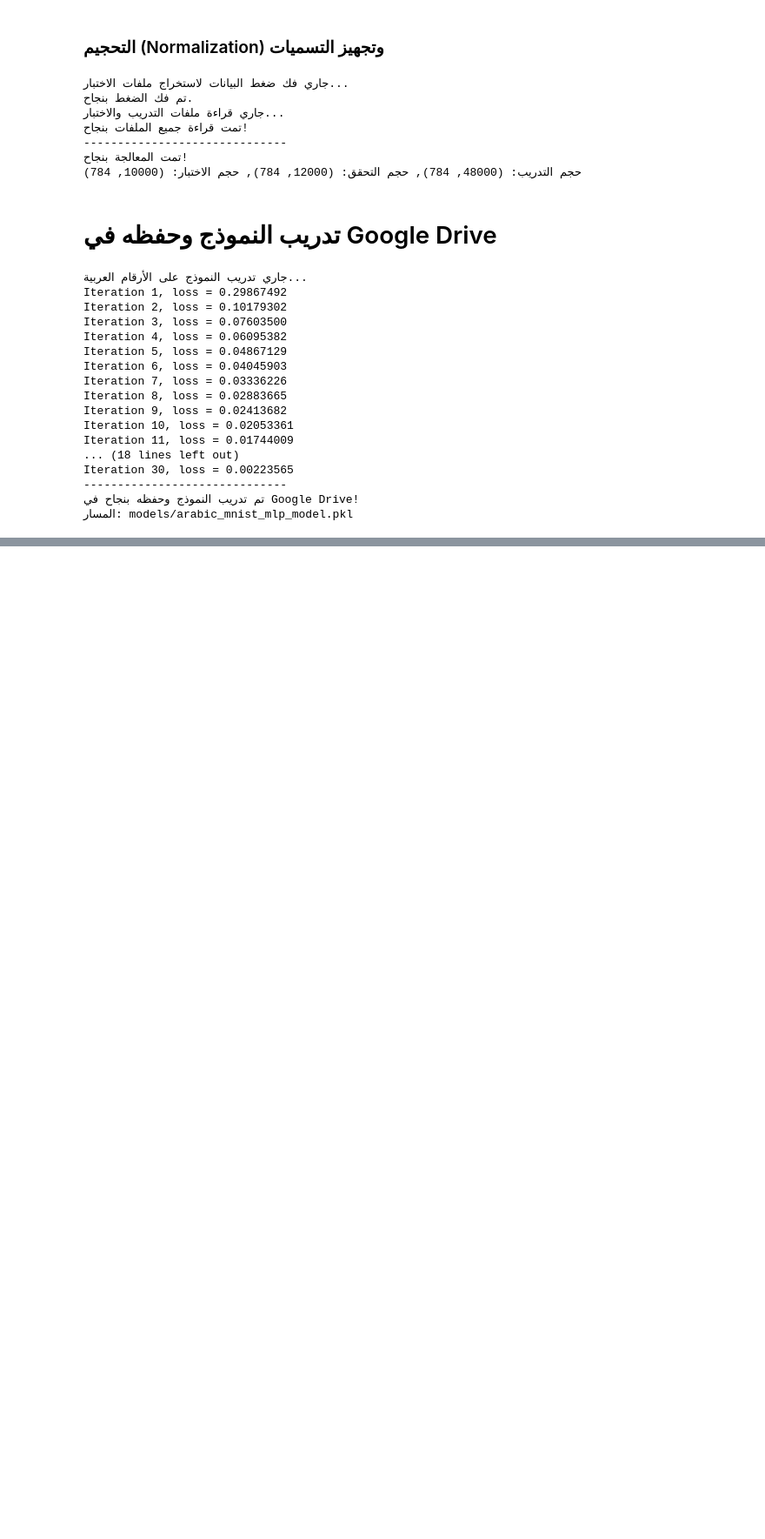
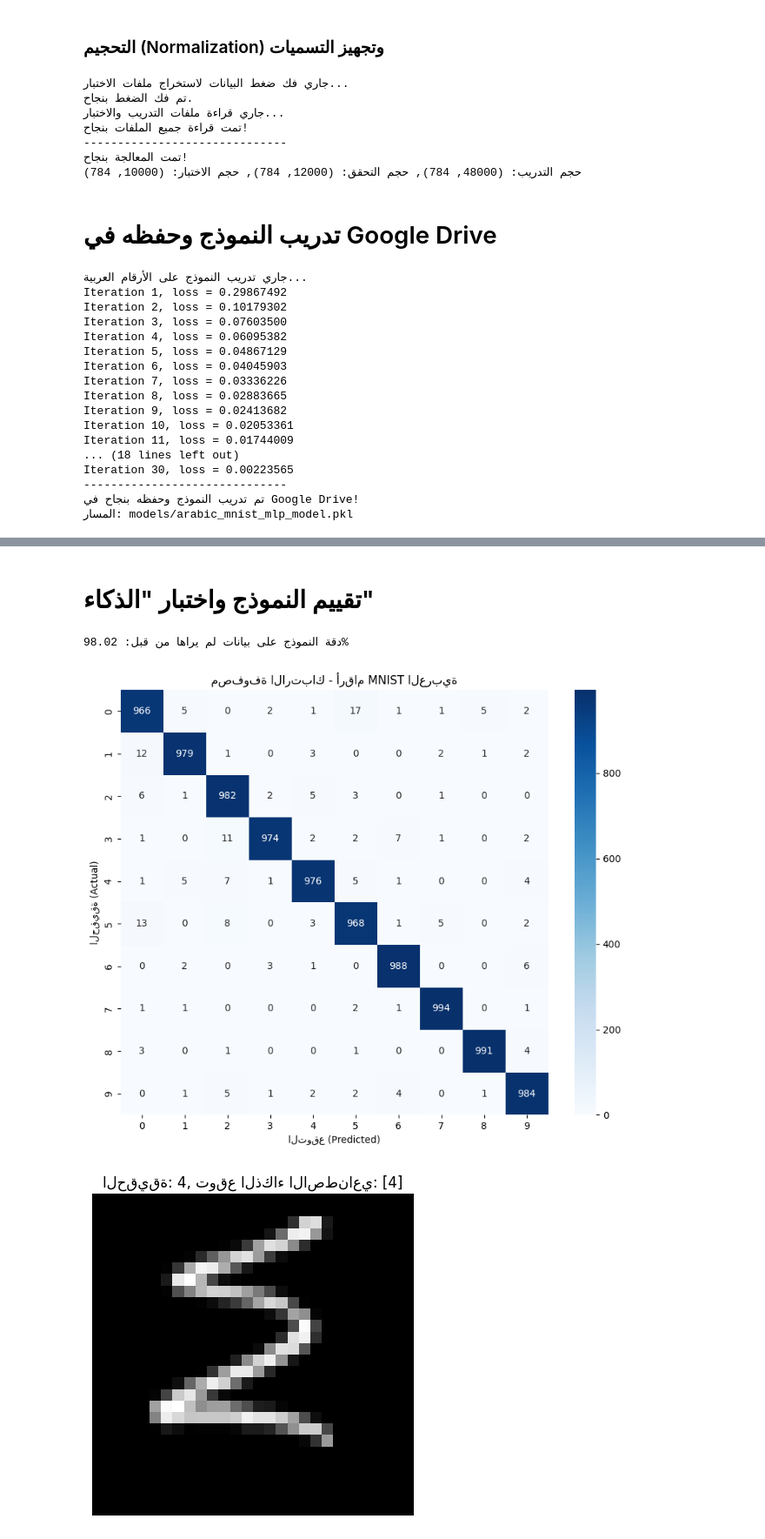
Before and after one commit to Mohamm76/Arabic-Handwritten-Digits-Recognition-KSA, a Jupyter notebook: notebook/Arabic_MNIST_Development.ipynb, the cells around one changed output, grey strips where cells are left out. Shown at 87% size. Saved outputs shown, nothing was run; the diff lists cells and outputs as text; code cells hidden in the pictures; blank space fills up the shorter version.

Commit message:
eval: evaluate model accuracy and visualize results with Confusion Matrix

```diff
--- a/notebook/Arabic_MNIST_Development.ipynb
+++ b/notebook/Arabic_MNIST_Development.ipynb
@@ -182,0 +185,39 @@ Iteration 30, loss = 0.00223565
+# %% [markdown]
+# تقييم النموذج واختبار "الذكاء"
+# %%
+from sklearn.metrics import accuracy_score, confusion_matrix, classification_report
+import seaborn as sns
+import matplotlib.pyplot as plt
+
+# 1. توقع الأرقام لبيانات الاختبار
+y_pred = mlp.predict(X_test_norm)
+
+# 2. حساب الدقة الإجمالية (Accuracy)
+# المعادلة الرياضية: Accuracy = (النتائج الصحيحة) / (إجمالي العينات)
+accuracy = accuracy_score(y_test_flat, y_pred)
+print(f"دقة النموذج على بيانات لم يراها من قبل: {accuracy * 100:.2f}%")
+
+# 3. عرض مصفوفة الارتباك (Confusion Matrix)
+# هذه المصفوفة توضح لنا أي الأرقام يواجه النموذج صعوبة في تمييزها (مثلاً هل يخلط بين ٢ و ٣؟)
+cm = confusion_matrix(y_test_flat, y_pred)
+plt.figure(figsize=(10, 8))
+sns.heatmap(cm, annot=True, fmt='d', cmap='Blues', xticklabels=range(10), yticklabels=range(10))
+plt.xlabel('التوقع (Predicted)')
+plt.ylabel('الحقيقة (Actual)')
+plt.title('مصفوفة الارتباك - أرقام MNIST العربية')
+plt.show()
+
+# 4. تجربة عملية: عرض رقم عشوائي وتوقع النموذج له
+import numpy as np
+idx = np.random.randint(0, len(X_test_norm))
+sample_img = X_test_norm[idx].reshape(28, 28)
+prediction = mlp.predict([X_test_norm[idx]])
+
+plt.imshow(sample_img.T, cmap='gray')
+plt.title(f"الحقيقة: {y_test_flat[idx]}, توقع الذكاء الاصطناعي: {prediction}")
+plt.axis('off')
+plt.show()
+# %% [output]
+دقة النموذج على بيانات لم يراها من قبل: 98.02%
+[figure, added]
+[figure, added]
```
Also changed, not shown: parts of 2 cells of this notebook.
